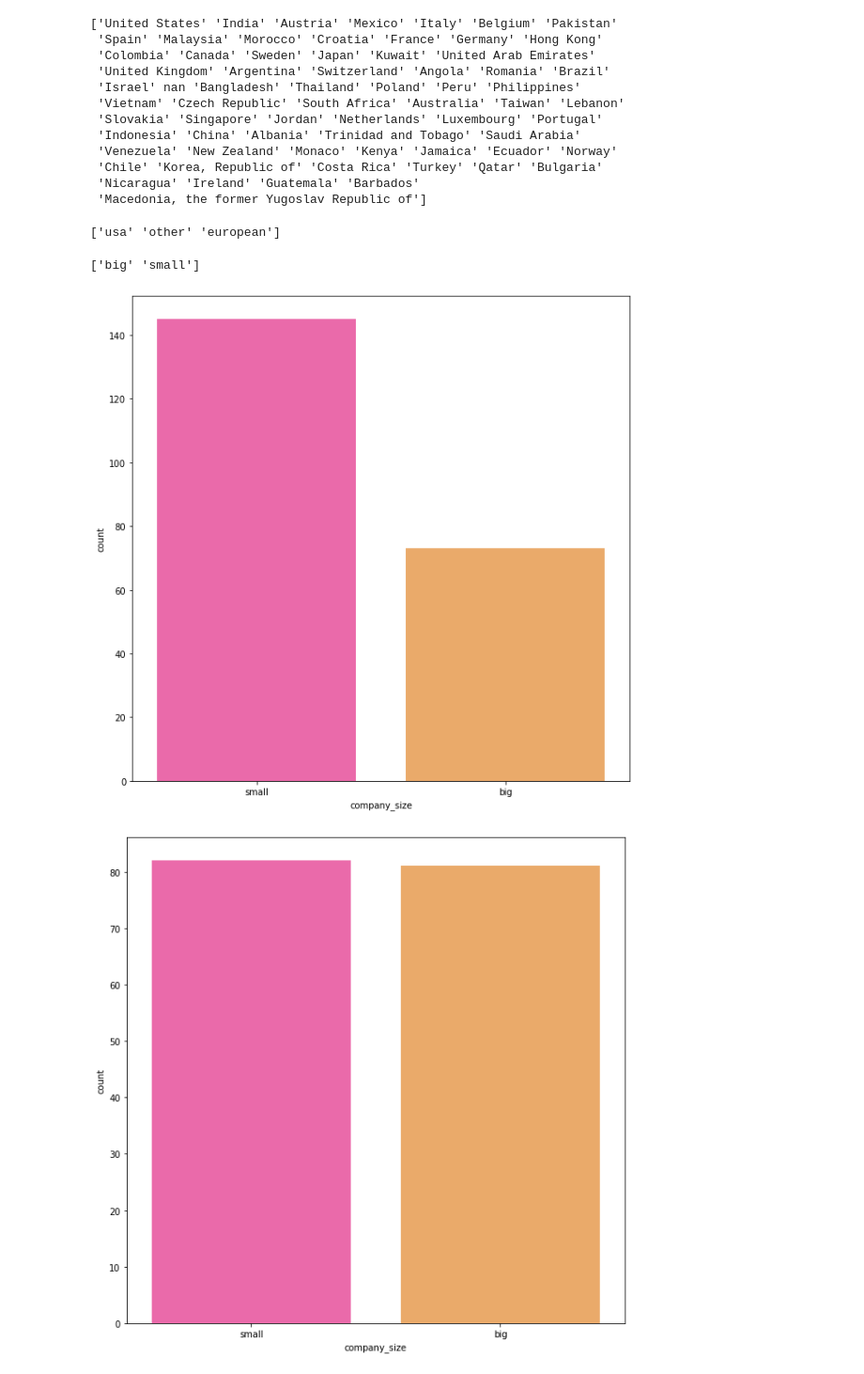
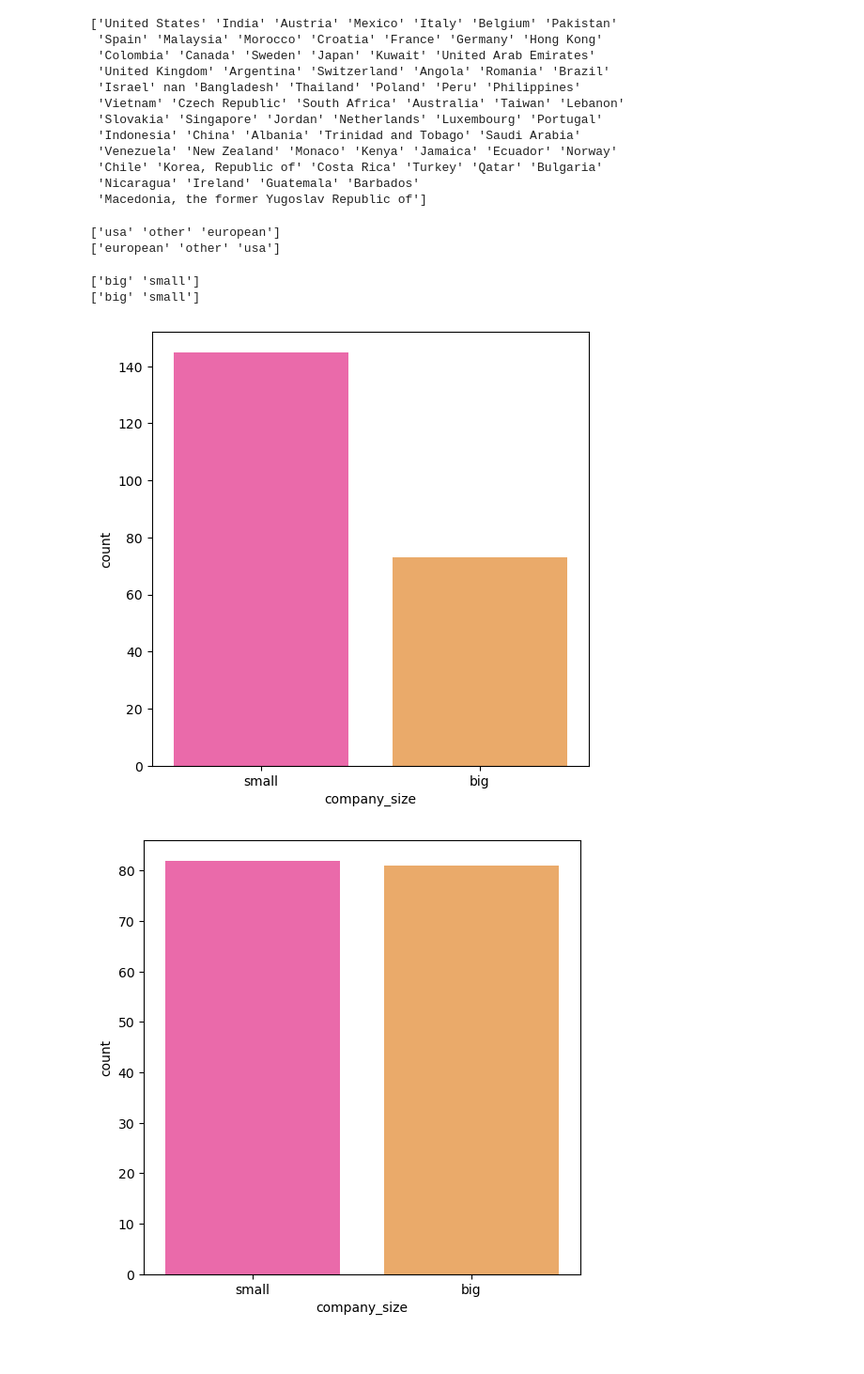
Before and after one commit to DoniaEsawi/Ransomware-Revealed, a Jupyter notebook: data_science.ipynb, the cells around one changed output. Shown at 94% size. Saved outputs shown, nothing was run; the diff lists cells and outputs as text; code cells hidden in the pictures.

```diff
--- a/data_science.ipynb
+++ b/data_science.ipynb
@@ -36,8 +19,8 @@ from folium.plugins import HeatMap
 from geopy.geocoders import Nominatim
 
 # read the data
-df = pd.read_csv('data/lockbit2-v3.csv')
-df.head()
+df_attacked = pd.read_csv('data/lockbit2-v3.csv')
+df_attacked.head()
 # %% [output]
 |  | _id | branches_count | company_name | company_status | content | country | deadline | description | ... |
 | 0 | 645654cf7adef2f79c969d2d | 0.0 | joysonsafety.com | active | We took 20TB of data from the com... | United States | 11 May, 2023 19:57:59 UTC | Joyson Safety Systems is a global... | ... |
@@ -572,32 +615,38 @@ print(df['country'].unique())
 european_countries = ['Austria', 'Belgium', 'Croatia', 'Czech Republic', 'France', 'Germany', 'Italy', 'Luxembourg', 'Monaco', 'Netherlands', 'Poland', 'Portugal', 'Romania', 'Slovakia', 'Spain', 'Sweden', 'Switzerland', 'United Kingdom', 'Albania']
 # %%
 #add clumn to check if the country is european or in usa or other
-df['country_type'] = df['country'].apply(lambda x: 'european' if x in european_countries else ('usa' if x == 'United States' else 'other'))
-print(df['country_type'].unique())
+df_attacked['country_type'] = df_attacked['country'].apply(lambda x: 'european' if x in european_countries else ('usa' if x == 'United States' else 'other'))
+df_unattacked['country_type'] = df_unattacked['country'].apply(lambda x: 'european' if x in european_countries else ('usa' if x == 'United States' else 'other'))
+print(df_attacked['country_type'].unique())
+print(df_unattacked['country_type'].unique())
 # %% [output]
 ['usa' 'other' 'european']
+['european' 'other' 'usa']
 # %%
 # [nan '1,000 - 5,000' '5,000 - 10,000' '1 - 10' '200 - 500' '10 - 50'
 #  '50 - 200' '500 - 1,000' '> 10,000']
 
 small_compamies = ['1 - 10',  '10 - 50', '50 - 200']
 # add column to check if the company is small or not
-df['company_size'] = df['employees_range'].apply(lambda x: 'small' if x in small_compamies else 'big')
-print(df['company_size'].unique())
+df_attacked['company_size'] = df_attacked['employees_range'].apply(lambda x: 'small' if x in small_compamies else 'big')
+df_unattacked['company_size'] = df_unattacked['employees_range'].apply(lambda x: 'small' if x in small_compamies else 'big')
+print(df_attacked['company_size'].unique())
+print(df_unattacked['company_size'].unique())
 # %% [output]
 ['big' 'small']
+['big' 'small']
 # %%
-# drow pie chart for the company size in usa only
-df_usa = df[df['country'] == 'United States']
-plt.figure(figsize=(10, 10))
+# drow count chart for the company size in usa only
+df_usa = df_attacked[df_attacked['country'] == 'United States']
+plt.figure(figsize=(6, 6))
 sns.countplot(x='company_size', data=df_usa, palette='spring', linewidth=1, order=df_usa['company_size'].value_counts().index)
 plt.show()
 
-# drow pie chart for the company size in europe only
-df_europe = df[df['country_type'] == 'european']
-plt.figure(figsize=(10, 10))
+# drow count chart for the company size in europe only
+df_europe = df_attacked[df_attacked['country_type'] == 'european']
+plt.figure(figsize=(6, 6))
 sns.countplot(x='company_size', data=df_europe, palette='spring', linewidth=1, order=df_europe['company_size'].value_counts().index)
 plt.show()
 # %% [output]
-[figure, old version]
+[figure, new version]
-[figure, old version]
+[figure, new version]
```
Also changed, not shown: parts of 46 cells of this notebook.
